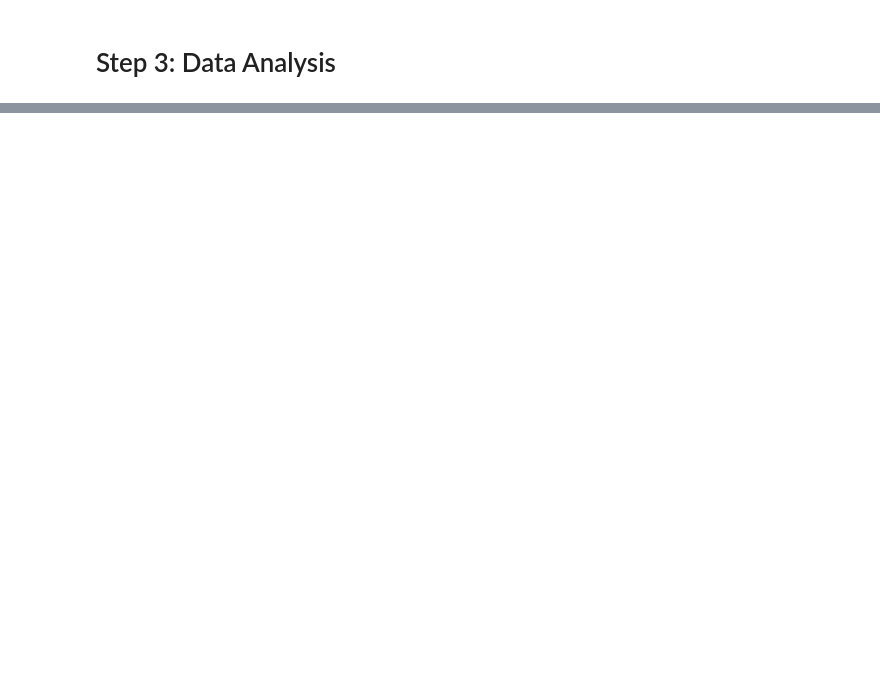
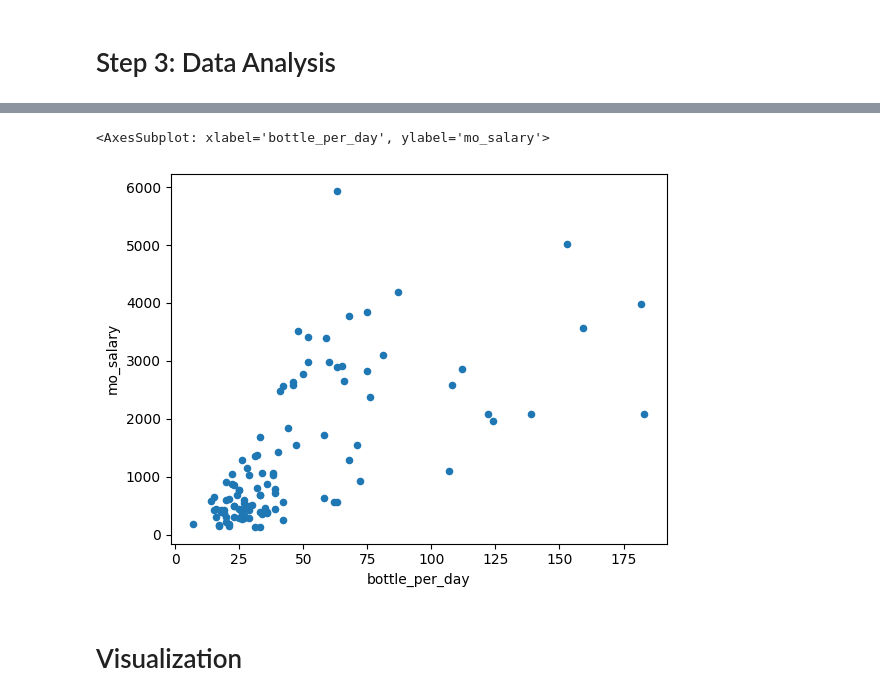
Before and after one commit to CynthiaTuData/coke-price-index, a Jupyter notebook: Coca-cola Index-scraping&initial analysis.ipynb, the cells around one changed output, grey strips where cells are left out. Drawn from its saved outputs; the diff is of its cells as text; code cells hidden in the pictures; blank space fills up the shorter version.

```diff
--- a/Coca-cola Index-scraping&initial analysis.ipynb
+++ b/Coca-cola Index-scraping&initial analysis.ipynb
@@ -167,0 +142,7 @@ cleaned_df.sort_values(by='bottle_per_day').dropna().tail(10)\
+# %%
+cleaned_df.plot(kind='scatter', y='mo_salary',x='bottle_per_day')
+# %% [output]
+<AxesSubplot: xlabel='bottle_per_day', ylabel='mo_salary'>
+[figure, added]
+# %% [markdown]
+# Visualization
```
Also changed, not shown: parts of 20 cells of this notebook, 8 other files.
